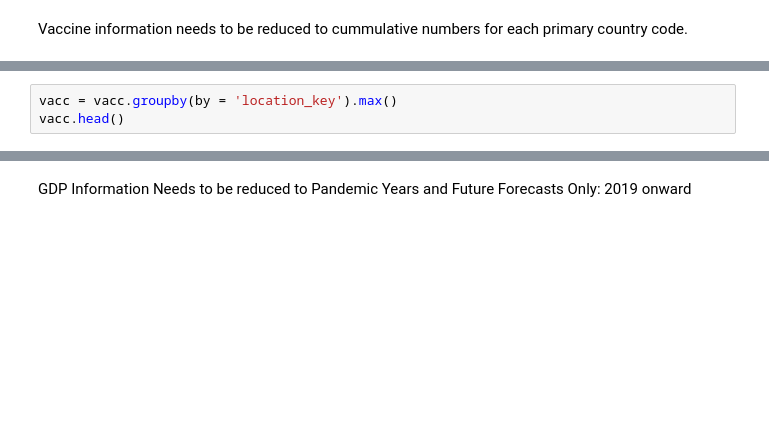
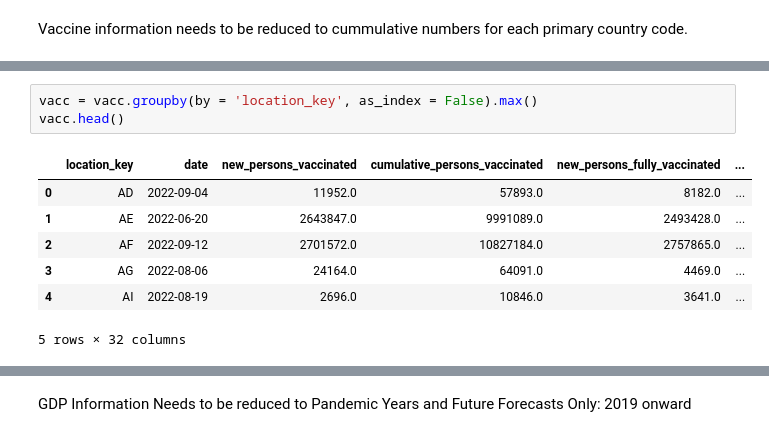
Before and after one commit to vickyvanderwagt/Covid-Economic-Database-and-Insights, a Jupyter notebook: COVID_Impacts.ipynb, the cells around one changed output, grey strips where cells are left out. Saved outputs shown, nothing was run; the diff lists cells and outputs as text; blank space fills up the shorter version.

```diff
--- a/COVID_Impacts.ipynb
+++ b/COVID_Impacts.ipynb
@@ -118,3 +255,11 @@ vacc.head()
-# %%
-vacc = vacc.groupby(by = 'location_key').max()
-vacc.head()
+# %%
+vacc = vacc.groupby(by = 'location_key', as_index = False).max()
+vacc.head()
+# %% [output]
+|  | location_key | date | new_persons_vaccinated | cumulative_persons_vaccinated | new_persons_fully_vaccinated | ... |
+| 0 | AD | 2022-09-04 | 11952.0 | 57893.0 | 8182.0 | ... |
+| 1 | AE | 2022-06-20 | 2643847.0 | 9991089.0 | 2493428.0 | ... |
+| 2 | AF | 2022-09-12 | 2701572.0 | 10827184.0 | 2757865.0 | ... |
+| 3 | AG | 2022-08-06 | 24164.0 | 64091.0 | 4469.0 | ... |
+| 4 | AI | 2022-08-19 | 2696.0 | 10846.0 | 3641.0 | ... |
+5 rows × 32 columns
```
Also changed, not shown: parts of 30 cells of this notebook.
